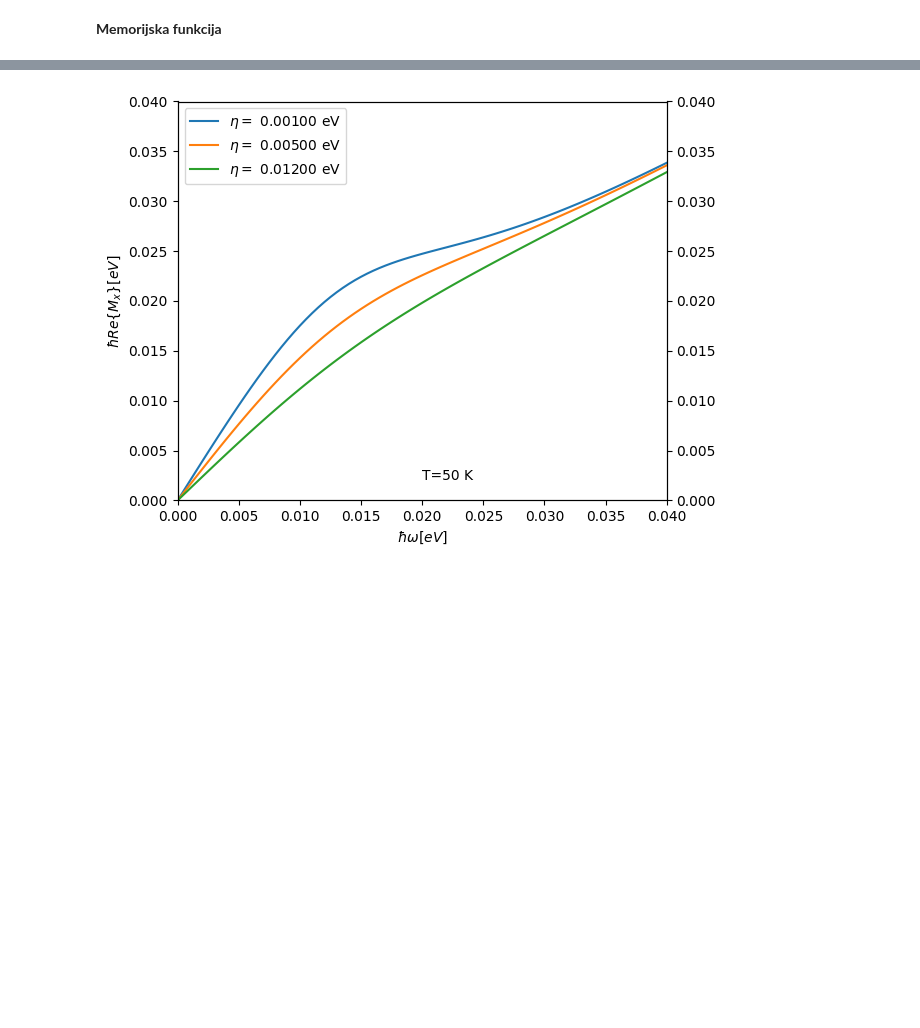
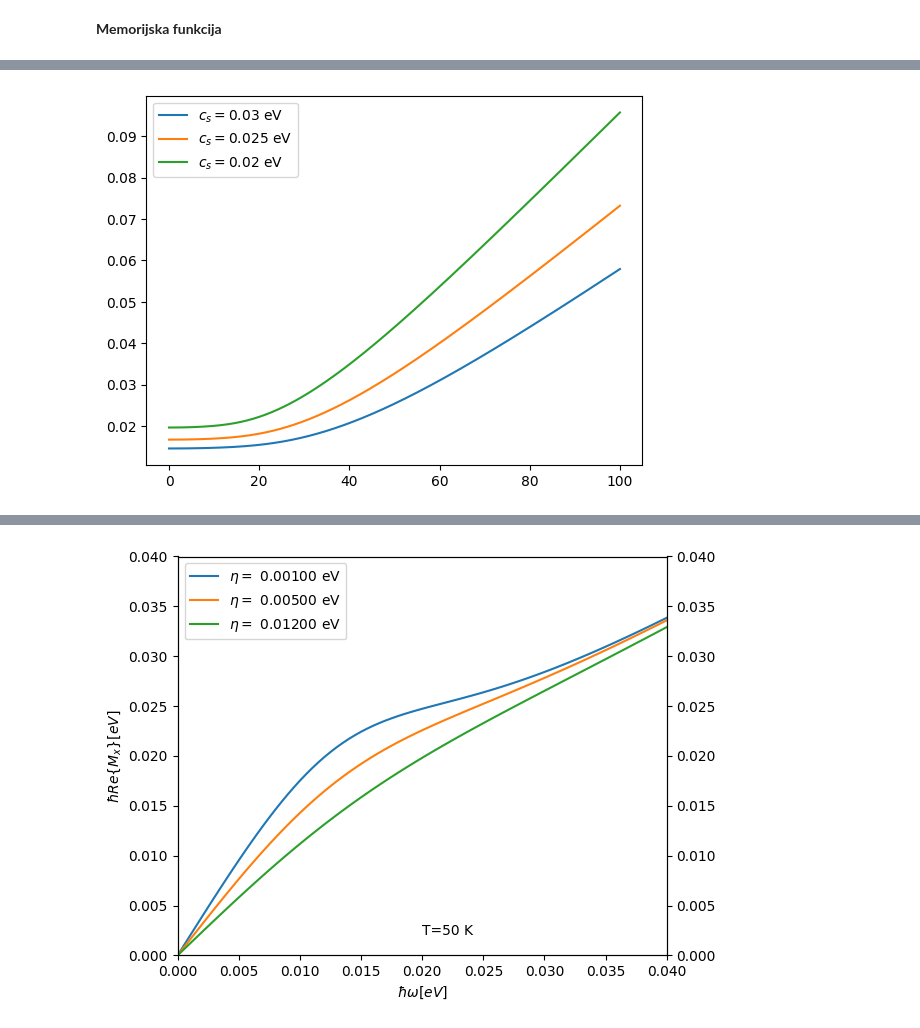
Before and after one commit to ppapac/24112024_memfn, a Jupyter notebook: MemoryDirac3D_012325.ipynb, the cells around one changed output, grey strips where cells are left out. Saved outputs shown, nothing was run; the diff lists cells and outputs as text; code cells hidden in the pictures; blank space fills up the shorter version.

```diff
--- a/MemoryDirac3D_012325.ipynb
+++ b/MemoryDirac3D_012325.ipynb
@@ -340,0 +358,29 @@ fig.tight_layout()
+# %%
+Ts = np.linspace(0.0001, 100, 1000)
+
+
+def M_T_dep(c_s, eta):
+    res_real = []
+    res_imag = []
+    hbar_w_ac_ = c_s * hbar * vf / a
+    for T in Ts:
+        res_real.append(
+            mem_fn_ac(
+                ss_sum_real_ac, 0, hbar_w_ac_, u=chemical_potential(T), T=T, eta=eta
+            )
+        )
+        res_imag.append(
+            mem_fn_ac(
+                ss_sum_imag_ac, 0, hbar_w_ac_, u=chemical_potential(T), T=T, eta=eta
+            )
+        )
+        arrays_to_csv(Ts, res_real, f"M(T) real, ac, eta={eta}eV, c_s_tilde={c_s}")
+        arrays_to_csv(Ts, res_imag, f"M(T) imag, ac, eta={eta}eV, c_s_tilde={c_s}")
+    return res_real, res_imag
+# %%
+for c_s in [0.03, 0.025, 0.02]:
+    res = M_T_dep(c_s, eta_0)
+    plt.plot(Ts, res[1], label=f"$c_s={c_s}$ eV")
+    plt.legend()
+# %% [output]
+[figure, added]
```
Also changed, not shown: parts of 9 cells of this notebook, 13 other files.
